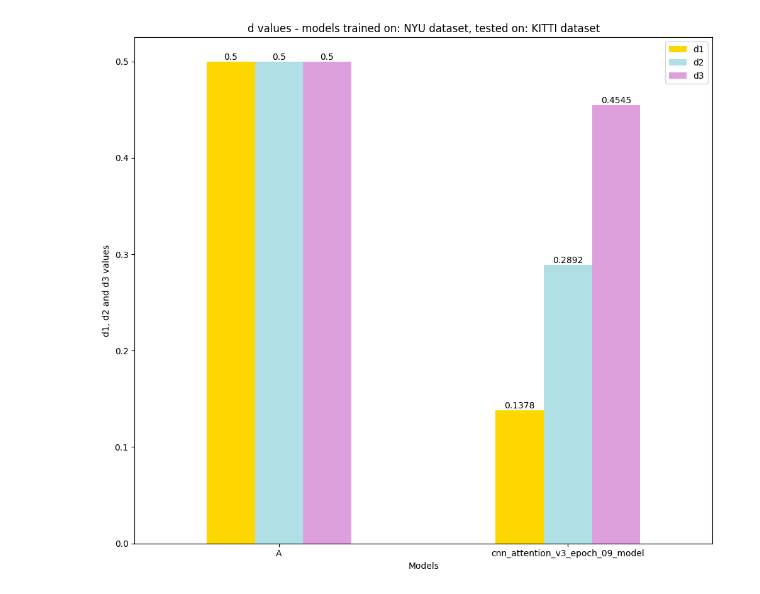
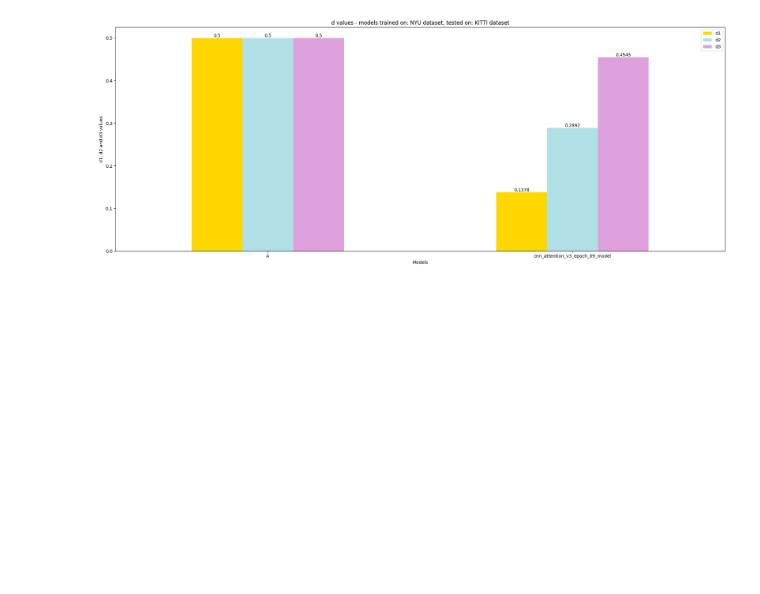
Before and after one commit to Tej-Deep/CDS_Depth_Estimation, a Jupyter notebook: graph_visualisations/Results_visualisations.ipynb, the cells around one changed output. Cells and saved outputs as stored; diff of their text form; code cells hidden in the pictures; blank space fills up the shorter version.

```diff
--- a/graph_visualisations/Results_visualisations.ipynb
+++ b/graph_visualisations/Results_visualisations.ipynb
@@ -49,20 +49,20 @@ plot_dvalues_nyuandkittitrained_testnyu()
 # %%
 def plot_dvalues_nyutrained_testkitti():
     df = pd.DataFrame(dvalues_nyutrained_testkitti_data)
     my_color = ['gold', 'powderblue','plum']
-    ax = df.plot.bar(x='Model',color=my_color, figsize=(10,9))
+    ax = df.plot.bar(x='Model',color=my_color, figsize=(20,8))
     ax.set_xlabel('Models')
     ax.set_ylabel('d1, d2 and d3 values')
     for container in ax.containers:
         ax.bar_label(container)
     plt.title("d values - models trained on: NYU dataset, tested on: KITTI dataset")
     plt.xticks(rotation = 0)
     plt.tight_layout()
     plt.show()
 
 plot_dvalues_nyutrained_testkitti()
 # %% [output]
-[figure, old version]
+[figure, new version]
 # %%
 def plot_dvalues_nyutrained_testnyu():
     df = pd.DataFrame(dvalues_nyutrained_testnyu_data)
```
Also changed, not shown: parts of 7 cells of this notebook.
